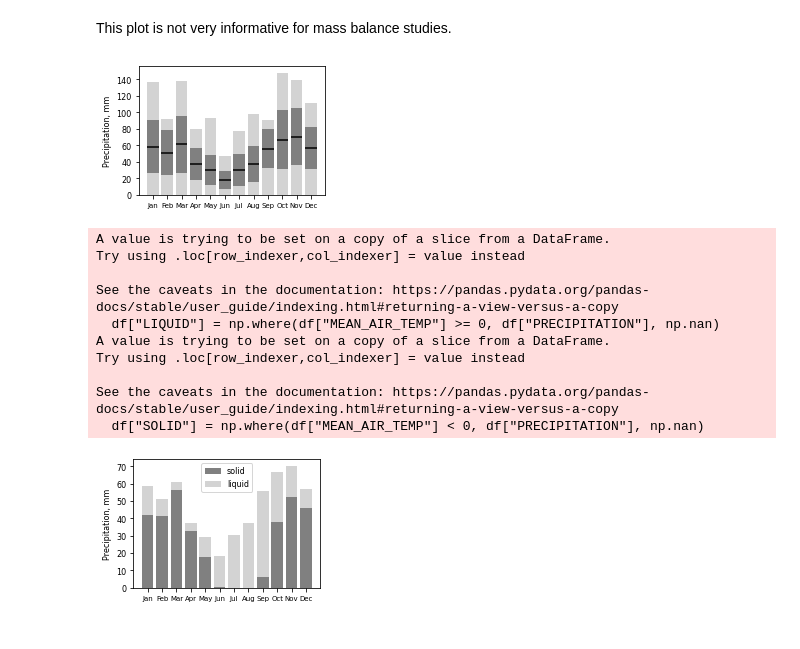
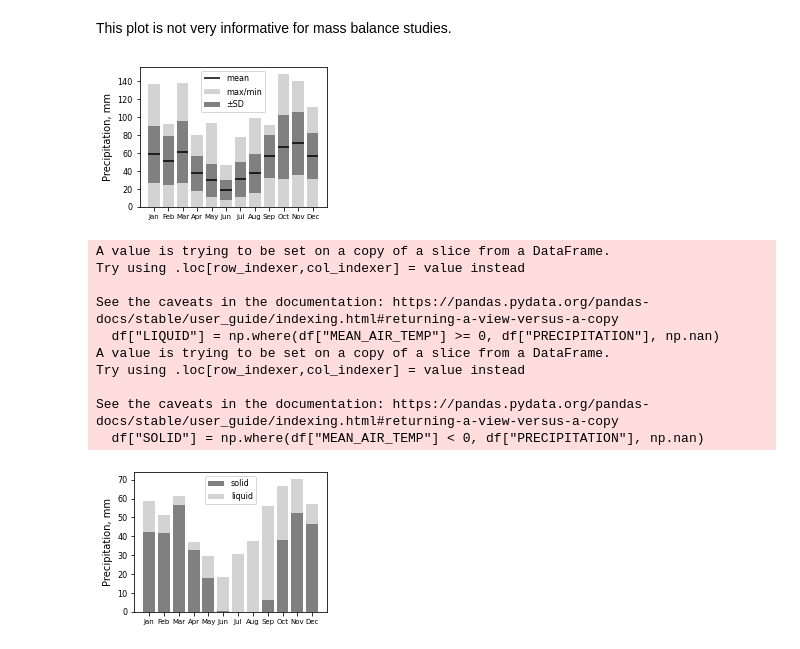
Before and after one commit to tepextepex/barentsburg-meteo, a Jupyter notebook: meteo.ipynb, the cells around one changed output. Cells and saved outputs as stored; diff of their text form; code cells hidden in the pictures.

```diff
--- a/meteo.ipynb
+++ b/meteo.ipynb
@@ -68,7 +68,8 @@ def monthly_ticks(ax, crop=False):
     if crop:
         ax.xaxis.get_minor_ticks()[0].set_visible(False)
 # %%
-in_file = "/home/tepex/PycharmProjects/Barentsburg-meteo-plots/data/wr94019.csv"
+in_file = os.path.join(globals()['_dh'][0], "data/wr94019.csv")
+fig_dir = os.path.join(globals()['_dh'][0], "fig")
 
 tmp = pd.read_csv(in_file, comment="#", parse_dates= {"DATE" : ["YEAR","MONTH","DAY"]})
 tmp.set_index("DATE", inplace=True)
@@ -159,31 +165,36 @@ This plot is not very informative for mass balance studies.
 # %%
 df = tmp.loc[tmp.index.year > 2000]
 df = df.resample("M").agg({"MIN_AIR_TEMP": np.min, "MAX_AIR_TEMP": np.max, "MEAN_AIR_TEMP": np.mean, "PRECIPITATION": np.sum})
 
 mean = df.groupby(df.index.month)["PRECIPITATION"].agg("mean")
 # display(mean)
 
 std = df.groupby(df.index.month)["PRECIPITATION"].agg("std")
 # display(std)
 
 maxes = df.groupby(df.index.month)["PRECIPITATION"].agg("max")
 # display(maxes)
 
 fig, ax = plt.subplots()
 fig.set_size_inches(1*wu, 1*hu)
-bars = ax.bar(maxes.index, maxes, color="lightgrey")
-ax.bar(std.index, std * 2, bottom=mean-std, color="grey")
+bars = ax.bar(maxes.index, maxes, color="lightgrey", label="max/min")
+ax.bar(std.index, std * 2, bottom=mean-std, color="grey", label="±SD")
 x_start = np.array([plt.getp(item, 'x') for item in bars])
 x_end   = x_start + [plt.getp(item, 'width') for item in bars]
-plt.hlines(mean, x_start, x_end, color="k")
+plt.hlines(mean, x_start, x_end, color="k", label="mean")
 
 ax.xaxis.set_ticks(np.arange(1, 13, 1))
 labels = ax.get_xticks()
 labels = [date(1900, x, 1).strftime('%b') for x in labels]
 ax.set_xticklabels(labels)
-ax.set_ylabel("Precipitation, mm");
+ax.set_ylabel("Precipitation, mm")
+ax.legend()
+
+fig.tight_layout()
+fig_path = os.path.join(fig_dir, "barents_precip_total.png")
+plt.savefig(fig_path, dpi=300, transparent=False, facecolor="white")
 # %% [output]
-[figure, old version]
+[figure, new version]
 # %%
 df = tmp.loc[tmp.index.year > 2000]
 
@@ -206,7 +217,11 @@ ax.xaxis.set_ticks(np.arange(1, 13, 1))
 labels = ax.get_xticks()
 labels = [date(1900, x, 1).strftime('%b') for x in labels]
 ax.set_xticklabels(labels)
-ax.set_ylabel("Precipitation, mm");
+ax.set_ylabel("Precipitation, mm")
+
+fig.tight_layout()
+fig_path = os.path.join(fig_dir, "barents_precip_ratio.png")
+plt.savefig(fig_path, dpi=300, transparent=False, facecolor="white")
 # %% [output]
 A value is trying to be set on a copy of a slice from a DataFrame.
 Try using .loc[row_indexer,col_indexer] = value instead
@@ -218,4 +233,4 @@ Try using .loc[row_indexer,col_indexer] = value instead
 
 See the caveats in the documentation: https://pandas.pydata.org/pandas-docs/stable/user_guide/indexing.html#returning-a-view-versus-a-copy
   df["SOLID"] = np.where(df["MEAN_AIR_TEMP"] < 0, df["PRECIPITATION"], np.nan)
-[figure, old version]
+[figure, new version]
```
Also changed, not shown: parts of 3 cells of this notebook.
